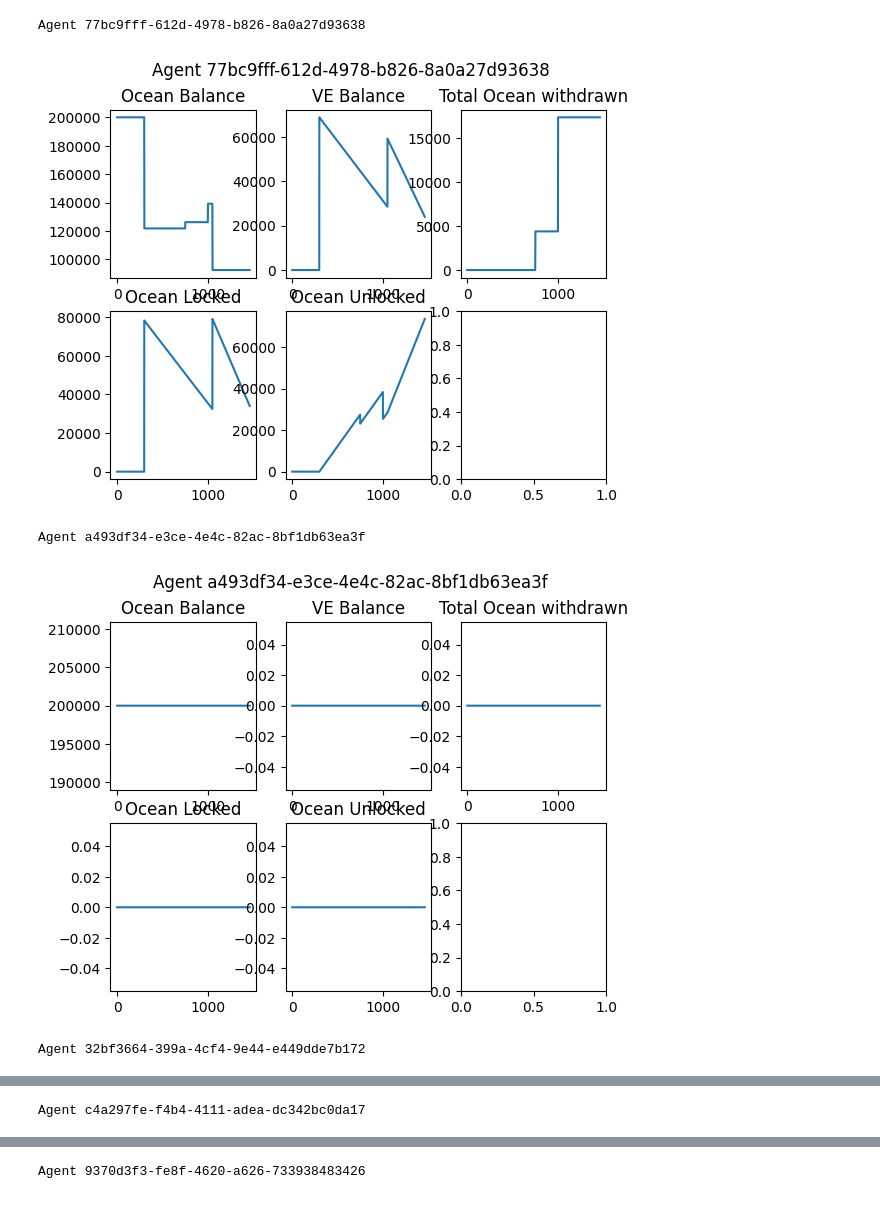
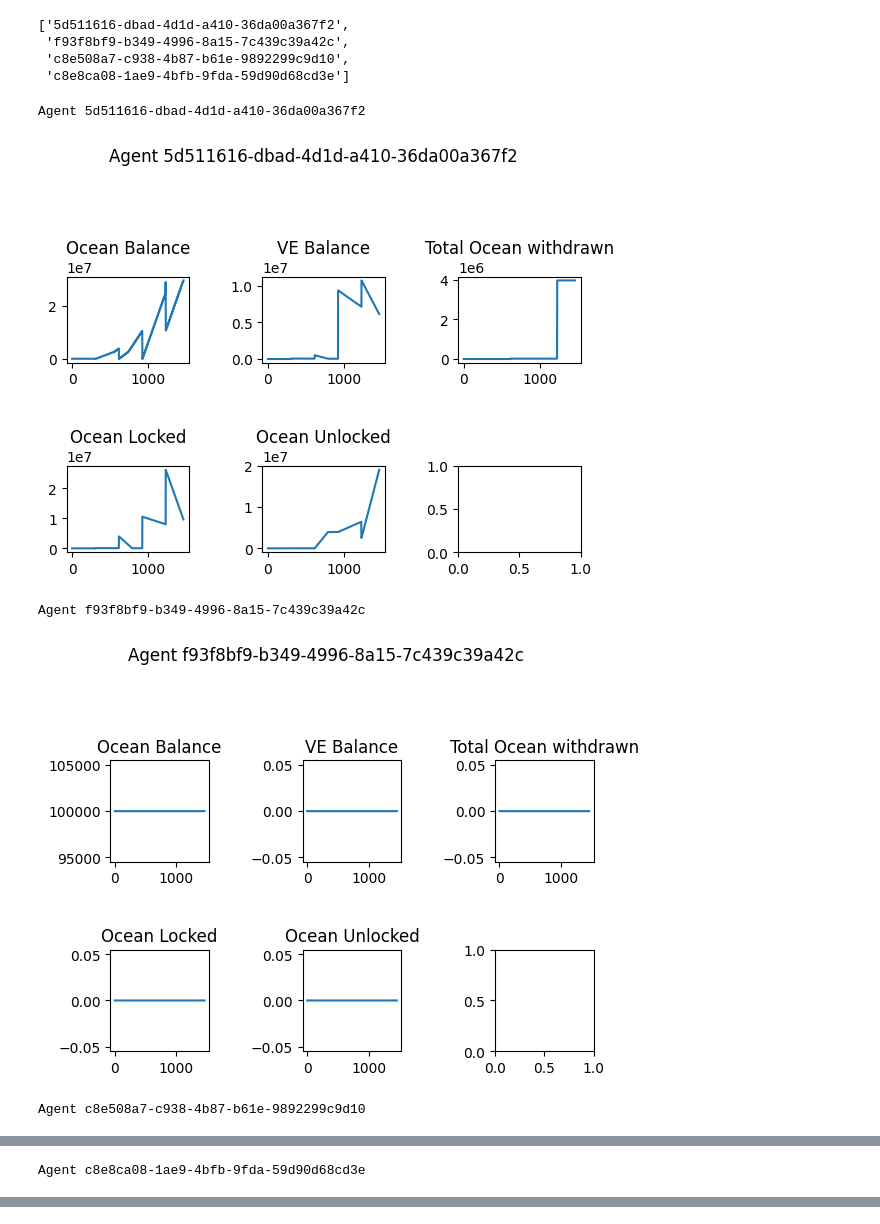
Before and after one commit to phacker3/playground, a Jupyter notebook: Oceanmodel/run.ipynb, the cells around one changed output, grey strips where cells are left out. Cells and saved outputs as stored; diff of their text form; code cells hidden in the pictures.

```diff
--- a/Oceanmodel/run.ipynb
+++ b/Oceanmodel/run.ipynb
@@ -100,3 +102,14 @@ simulation_result
 # 1. data consume volume over time
 # 2. ve allocation over time
 # 3. count of oceanholders voting for asset over time
+# %%
+agents_list = []
+for i in range(0,max(simulation_result.timestep)):
+    agents_list.append(simulation_result.agents_oceanholder[i].keys())
+agents_list = list(set([item for sublist in agents_list for item in sublist]))
+agents_list
+# %% [output]
+['5d511616-dbad-4d1d-a410-36da00a367f2',
+ 'f93f8bf9-b349-4996-8a15-7c439c39a42c',
+ 'c8e508a7-c938-4b87-b61e-9892299c9d10',
+ 'c8e8ca08-1ae9-4bfb-9fda-59d90d68cd3e']
@@ -103,9 +124,4 @@ simulation_result
 # %%
-agents_list = []
-for i in range(0,max(simulation_result.timestep)):
-    agents_list.append(simulation_result.agents_oceanholder[i].keys())
-agents_list = list(set([item for sublist in agents_list for item in sublist]))
-
 # create dataframe with columns timestep, acct_id, locked, unlocked, withdrawn, ve_balance
 ve_account_data = pd.DataFrame(index=range(1, max(simulation_result.timestep)+1), columns=['locked', 'unlocked', 'withdrawn', 've_balance'])
 
@@ -130,37 +146,39 @@ for agent in agents_list:
                 df_temp.loc[count_acct,'ve_balance'] = simulation_result[simulation_result.substep == 3].iloc[i].agents_oceanholder[agent].veaccounts[acct].vebalance
                 count_acct += 1
         else:
             df_temp.loc[0,'timestep'] = i+1
             df_temp.loc[0,'acct_id'] = None
             df_temp.loc[0,'locked'] = None
             df_temp.loc[0,'unlocked'] = None
             df_temp.loc[0,'withdrawn'] = None
             df_temp.loc[0,'ve_balance'] = None
         ve_account_data.loc[i+1, 'locked'] = df_temp['locked'].sum()
         ve_account_data.loc[i+1, 'unlocked'] = df_temp['unlocked'].sum()
         ve_account_data.loc[i+1, 'withdrawn'] = df_temp['withdrawn'].sum()
         ve_account_data.loc[i+1, 've_balance'] = df_temp['ve_balance'].sum()
     fig, axs = plt.subplots(2, 3)
     fig.suptitle(f"Agent {agent}")
     axs[0, 0].plot(simulation_result[simulation_result.substep == 3].timestep, simulation_result[simulation_result.substep == 3].agents_oceanholder.apply(lambda x: x[agent].oceanbalance))
     axs[0, 0].set_title('Ocean Balance')
     axs[0, 1].plot(simulation_result[simulation_result.substep == 3].timestep, ve_account_data.ve_balance)
     axs[0, 1].set_title('VE Balance')
+    axs[0, 2].plot(simulation_result[simulation_result.substep == 3].timestep, ve_account_data.withdrawn)
+    axs[0, 2].set_title('Total Ocean withdrawn')
     axs[1, 0].plot(simulation_result[simulation_result.substep == 3].timestep, ve_account_data.locked)
     axs[1, 0].set_title('Ocean Locked')
     axs[1, 1].plot(simulation_result[simulation_result.substep == 3].timestep, ve_account_data.unlocked)
     axs[1, 1].set_title('Ocean Unlocked')
-    axs[0, 2].plot(simulation_result[simulation_result.substep == 3].timestep, ve_account_data.withdrawn)
-    axs[0, 2].set_title('Total Ocean withdrawn')
     # asset is series, x-axis is timestep, y-axis is votepercent.
     # plotting assets doesn't work because the agent's votepercent dict is empty before the first vote
     #for asset in assets_list:
     #    axs[1, 2].plot(simulation_result[simulation_result.substep == 3].timestep, simulation_result[simulation_result.substep == 3].agents_oceanholder.apply(lambda x: x[agent].votepercent)[asset], label=f"asset: {asset}")
     #    axs[1, 2].set_title('Vote Percent')
+    # add space between the 1st and 2nd row of subplots
+    fig.tight_layout(pad=3.0)
     plt.show()
 # %% [output]
-Agent 77bc9fff-612d-4978-b826-8a0a27d93638
+Agent 5d511616-dbad-4d1d-a410-36da00a367f2
-[figure, old version]
+[figure, new version]
-Agent a493df34-e3ce-4e4c-82ac-8bf1db63ea3f
+Agent f93f8bf9-b349-4996-8a15-7c439c39a42c
-[figure, old version]
+[figure, new version]
-Agent 32bf3664-399a-4cf4-9e44-e449dde7b172
+Agent c8e508a7-c938-4b87-b61e-9892299c9d10
@@ -168 +186 @@ Agent 32bf3664-399a-4cf4-9e44-e449dde7b172
-Agent c4a297fe-f4b4-4111-adea-dc342bc0da17
+Agent c8e8ca08-1ae9-4bfb-9fda-59d90d68cd3e
@@ -170 +187,0 @@ Agent c4a297fe-f4b4-4111-adea-dc342bc0da17
-Agent 9370d3f3-fe8f-4620-a626-733938483426
```
Also changed, not shown: parts of 10 cells of this notebook, 6 other files.
